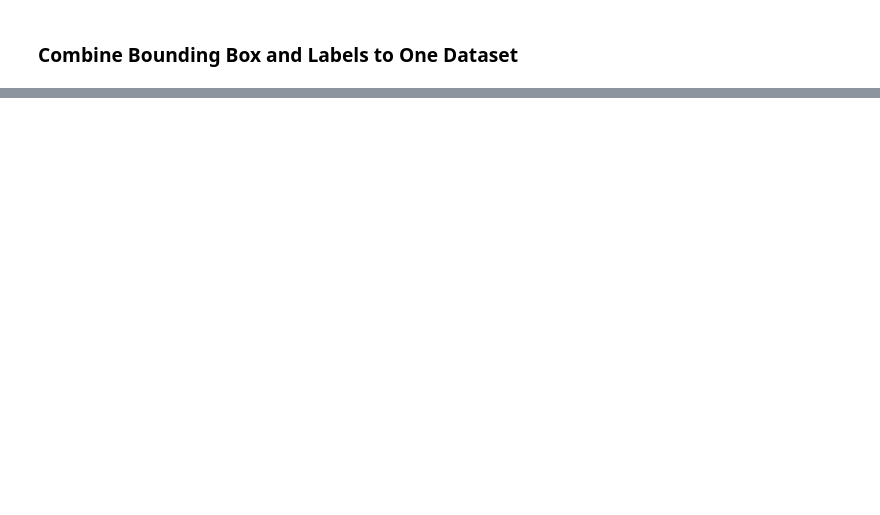
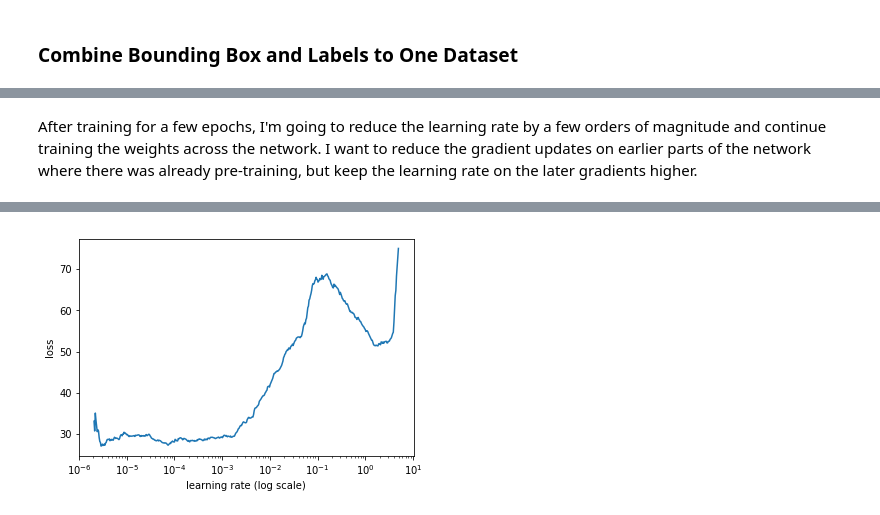
Before and after one commit to JoshZastrow/Object-Detection, a Jupyter notebook: PASCAL-Object-Detection.ipynb, the cells around one changed output, grey strips where cells are left out. Saved outputs shown, nothing was run; the diff lists cells and outputs as text; code cells hidden in the pictures; blank space fills up the shorter version.

```diff
--- a/PASCAL-Object-Detection.ipynb
+++ b/PASCAL-Object-Detection.ipynb
@@ -521,0 +621,25 @@ valid = ConcatLblDataset(bbox_data.val_ds, lbls_data.trn_y)
+# %%
+def c_loss(predict, target):
+    y_bbox, y_label = target
+    x_bbox, x_label = predict[:, :4], predict[:, 4:]
+
+    # Activation Function
+    x_bbox = F.sigmoid(x_bbox) * 224
+
+    return F.l1_loss(x_bbox, y_bbox) + F.cross_entropy(x_label, y_label) * 20  #<- balance values
+
+def c_L1(predict, target):
+    y_bbox, _ = target
+    x_bbox = predict[:, :4]
+
+    return F.l1_loss(V(x_bbox), V(y_bbox)).data
+
+def c_accuracy(predict, target):
+    _, y_label = target
+    x_label = predict[:, :4]
+    return accuracy(x_label, y_label)
+# %%
+trainer.crit = c_loss
+#trainer.metrics = [c_accuracy, c_L1]
+# %%
+trainer.fit(1e-2, n_cycle=1)
@@ -521,0 +649,4 @@ valid = ConcatLblDataset(bbox_data.val_ds, lbls_data.trn_y)
+# %%
+lr = 2e-3
+lrs = [lr/1000, lr/100, lr]
+trainer.fit(lr, 2, cycle_len=1, cycle_mult=2)
@@ -521,0 +660,9 @@ valid = ConcatLblDataset(bbox_data.val_ds, lbls_data.trn_y)
+# %% [markdown]
+After training for a few epochs, I'm going to reduce the learning rate by a few orders of magnitude and continue training the weights across the network. I want to reduce the gradient updates on earlier parts of the network where there was already pre-training, but keep the learning rate on the later gradients higher.
+# %%
+lrs = np.array([lr/100,lr/10,lr])
+trainer.freeze_to(-2)
+
+trainer.lr_find(lrs/1000)
+trainer.sched.plot(1)
+# %% [output]
@@ -521,0 +670 @@ valid = ConcatLblDataset(bbox_data.val_ds, lbls_data.trn_y)
+[figure, added]
```
Also changed, not shown: parts of 18 cells of this notebook.
